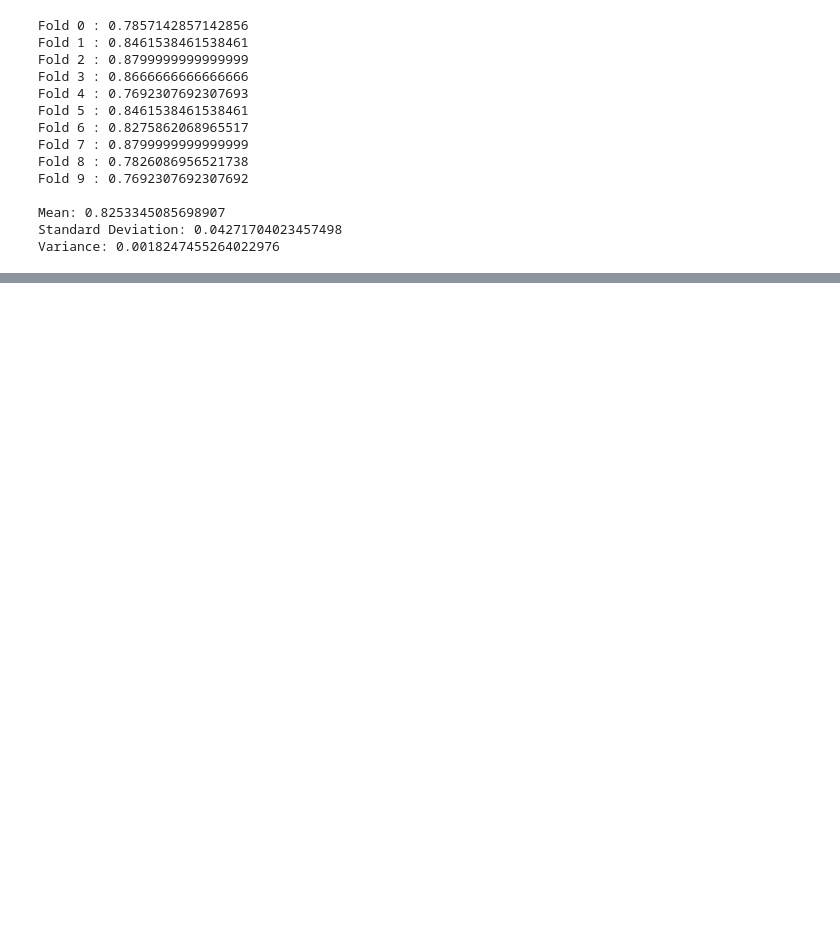
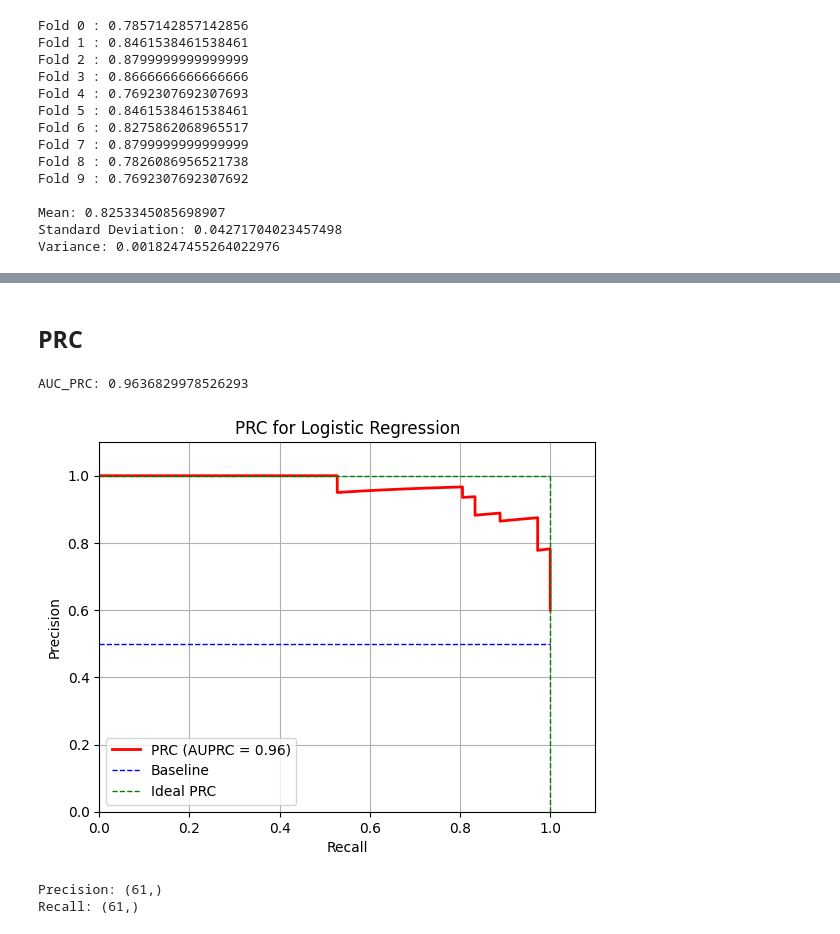
Before and after one commit to kruthi-sb/Cardiac_Events_ML, a Jupyter notebook: ML/Logistic_Regression.ipynb, the cells around one changed output, grey strips where cells are left out. Saved outputs shown, nothing was run; the diff lists cells and outputs as text; code cells hidden in the pictures; blank space fills up the shorter version.

```diff
--- a/ML/Logistic_Regression.ipynb
+++ b/ML/Logistic_Regression.ipynb
@@ -205,0 +274,37 @@ Learning Curve
+# %% [markdown]
+## PRC
+# %%
+#get the AUC for Precision-Recall Curve
+from sklearn.metrics import auc
+auc_PRC = auc(recall, precision)
+print("AUC_PRC:", auc_PRC)
+
+#plot Precision vs Recall
+plt.plot(recall, precision, "r-", linewidth = 2, label = "PRC (AUPRC = %0.2f)" % auc_PRC )
+#plot the baseline
+plt.plot([0,1],[0.5,0.5], "b--", linewidth = 1, label = 'Baseline')
+#plot the ideal PRC at the top-right corner
+plt.plot([1,1],[0,1], "g--", linewidth = 1, label = 'Ideal PRC')
+plt.plot([0,1],[1,1], "g--", linewidth = 1)
+plt.title("PRC for Logistic Regression")
+plt.xlabel("Recall")
+plt.ylabel("Precision")
+plt.axis([0,1.1,0,1.1])
+plt.grid(True)
+plt.legend(loc = 'best')
+plt.show()
+
+#print the shape of the precision and recall arrays
+print("Precision:", precision.shape)
+print("Recall:", recall.shape)
+
+#conclusions:
+#1. The AUC_PRC is 0.96, which indicates that the model is performing well.
+#2. The PRC is close to the top-left corner of the plot, which is a good sign.
+#3. The trade-off between precision and recall is acceptable.
+#that is, when recall is taken to a high value, precision is sufficiently maintained.
+# %% [output]
+AUC_PRC: 0.9636829978526293
+[figure, added]
+Precision: (61,)
+Recall: (61,)
```
Also changed, not shown: parts of 28 cells of this notebook.
